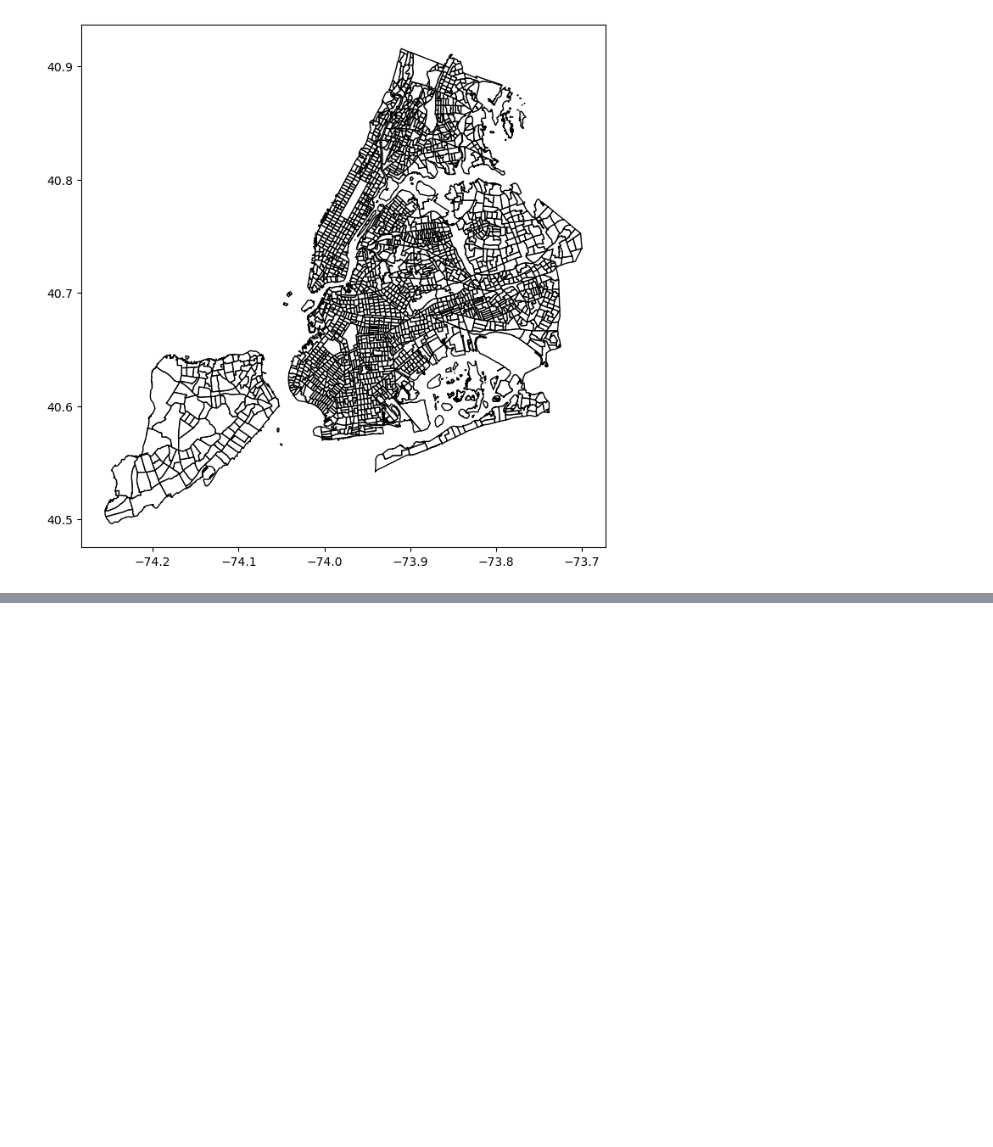
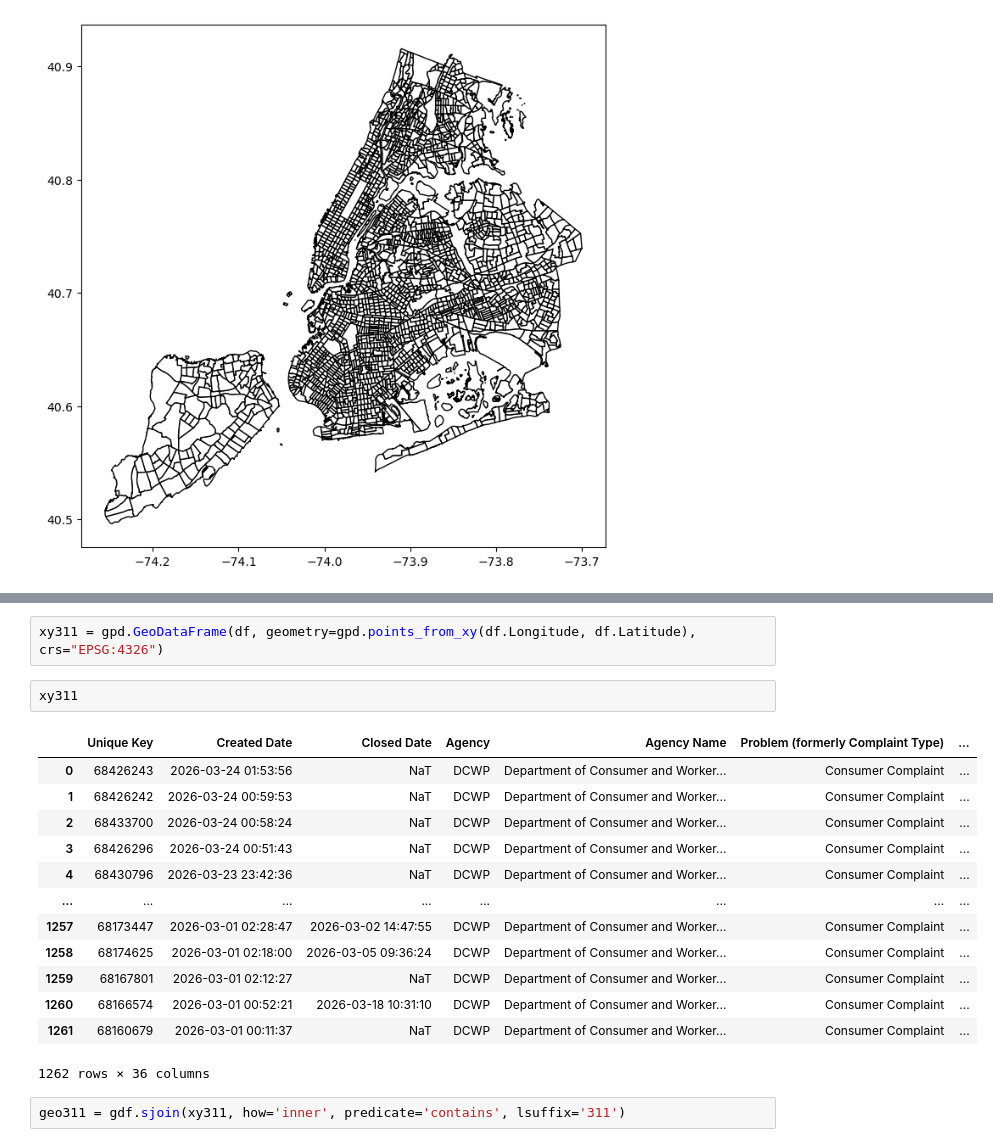
Before and after one commit to story645/odwny2026, a Jupyter notebook: content/n1_static.ipynb, the cells around one changed output, grey strips where cells are left out. Drawn from its saved outputs; the diff is of its cells as text; blank space fills up the shorter version.

```diff
--- a/content/n1_static.ipynb
+++ b/content/n1_static.ipynb
@@ -101,0 +122,20 @@ gdf.plot(facecolor='w', edgecolor='k', figsize=(10,8))
+# %%
+xy311 = gpd.GeoDataFrame(df, geometry=gpd.points_from_xy(df.Longitude, df.Latitude), crs="EPSG:4326")
+# %%
+xy311
+# %% [output]
+|  | Unique Key | Created Date | Closed Date | Agency | Agency Name | Problem (formerly Complaint Type) | ... |
+| 0 | 68426243 | 2026-03-24 01:53:56 | NaT | DCWP | Department of Consumer and Worker... | Consumer Complaint | ... |
+| 1 | 68426242 | 2026-03-24 00:59:53 | NaT | DCWP | Department of Consumer and Worker... | Consumer Complaint | ... |
+| 2 | 68433700 | 2026-03-24 00:58:24 | NaT | DCWP | Department of Consumer and Worker... | Consumer Complaint | ... |
+| 3 | 68426296 | 2026-03-24 00:51:43 | NaT | DCWP | Department of Consumer and Worker... | Consumer Complaint | ... |
+| 4 | 68430796 | 2026-03-23 23:42:36 | NaT | DCWP | Department of Consumer and Worker... | Consumer Complaint | ... |
+| ... | ... | ... | ... | ... | ... | ... | ... |
+| 1257 | 68173447 | 2026-03-01 02:28:47 | 2026-03-02 14:47:55 | DCWP | Department of Consumer and Worker... | Consumer Complaint | ... |
+| 1258 | 68174625 | 2026-03-01 02:18:00 | 2026-03-05 09:36:24 | DCWP | Department of Consumer and Worker... | Consumer Complaint | ... |
+| 1259 | 68167801 | 2026-03-01 02:12:27 | NaT | DCWP | Department of Consumer and Worker... | Consumer Complaint | ... |
+| 1260 | 68166574 | 2026-03-01 00:52:21 | 2026-03-18 10:31:10 | DCWP | Department of Consumer and Worker... | Consumer Complaint | ... |
+| 1261 | 68160679 | 2026-03-01 00:11:37 | NaT | DCWP | Department of Consumer and Worker... | Consumer Complaint | ... |
+1262 rows × 36 columns
+# %%
+geo311 = gdf.sjoin(xy311, how='inner', predicate='contains', lsuffix='311')
```
Also changed, not shown: parts of 6 cells of this notebook, 1 other file.
